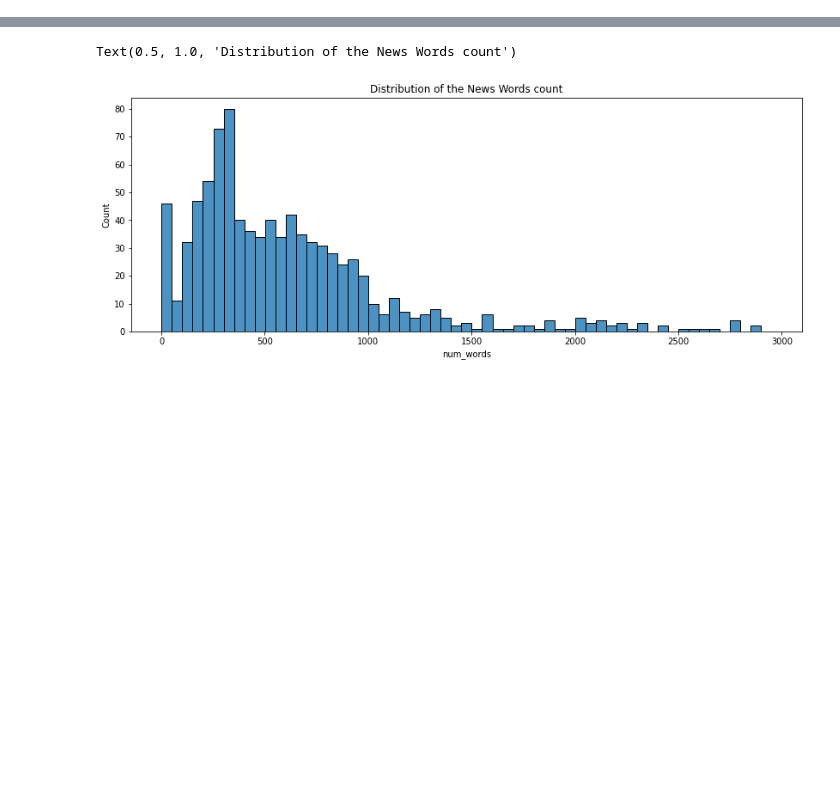
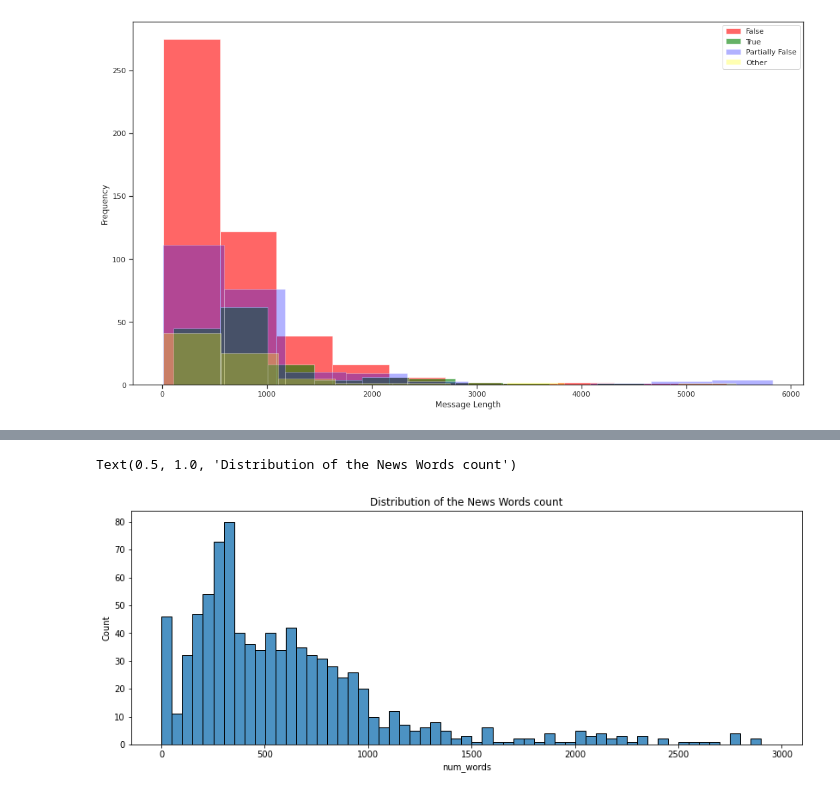
Before and after one commit to cgurkan/fake-news, a Jupyter notebook: Fake News Detection.ipynb, the cells around one changed output, grey strips where cells are left out. Saved outputs shown, nothing was run; the diff lists cells and outputs as text; code cells hidden in the pictures; blank space fills up the shorter version.

```diff
--- a/Fake News Detection.ipynb
+++ b/Fake News Detection.ipynb
@@ -17,0 +177,11 @@ df.shape
+# %%
+plt.figure(figsize=(18, 10))
+df_train[df_train.label == 0].num_words.plot(kind='hist', color='red',  label='False', alpha=0.6),
+df_train[df_train.label == 1].num_words.plot(kind='hist', color='green', label='True', alpha=0.6)
+df_train[df_train.label == 2].num_words.plot(kind='hist', color='blue', label='Partially False', alpha=0.3),
+df_train[df_train.label == 3].num_words.plot(kind='hist', color='yellow', label='Other', alpha=0.3)
+plt.legend()
+plt.xlabel("Message Length")
+plt.show()
+# %% [output]
+[figure, added]
```
Also changed, not shown: parts of 26 cells of this notebook.
